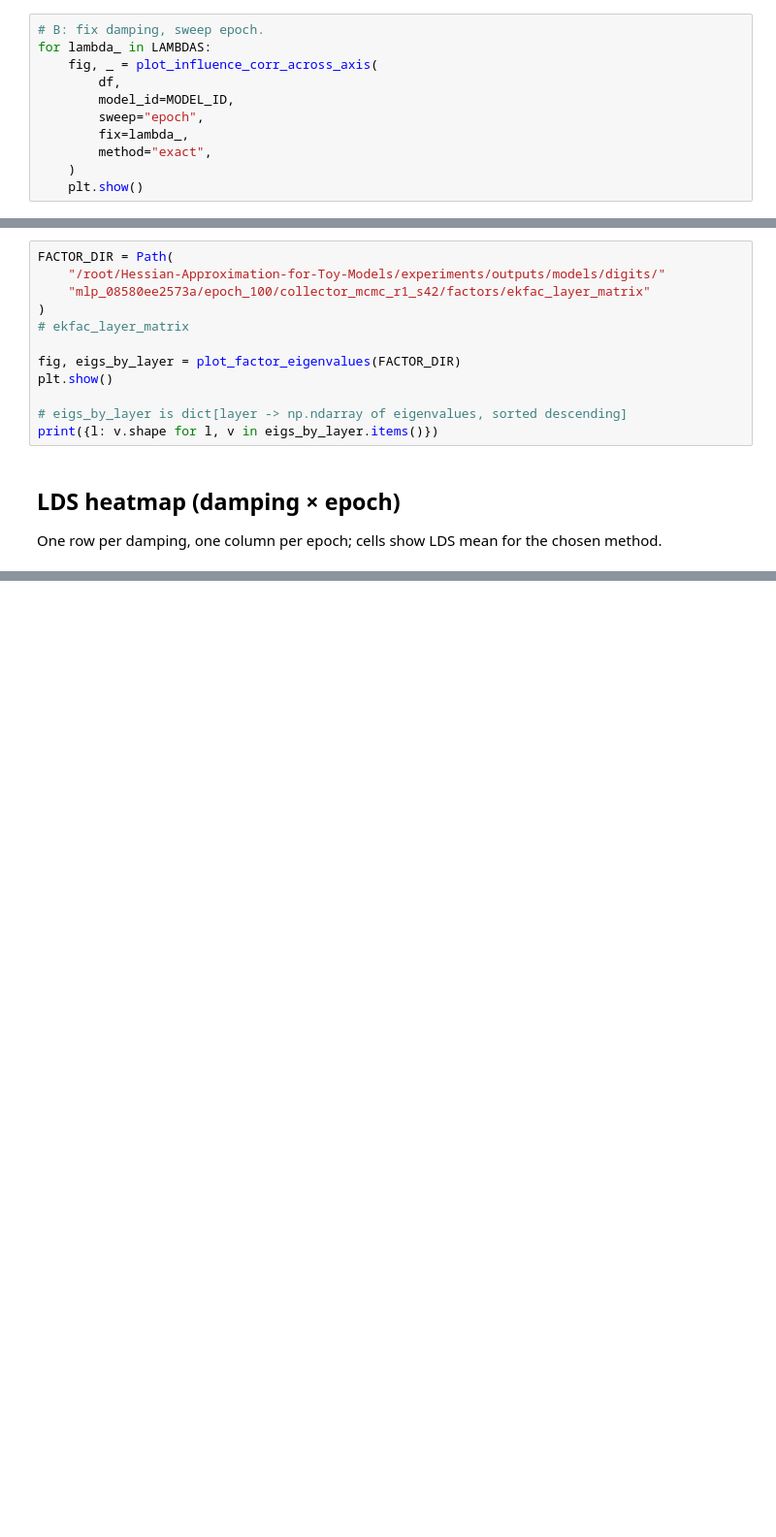
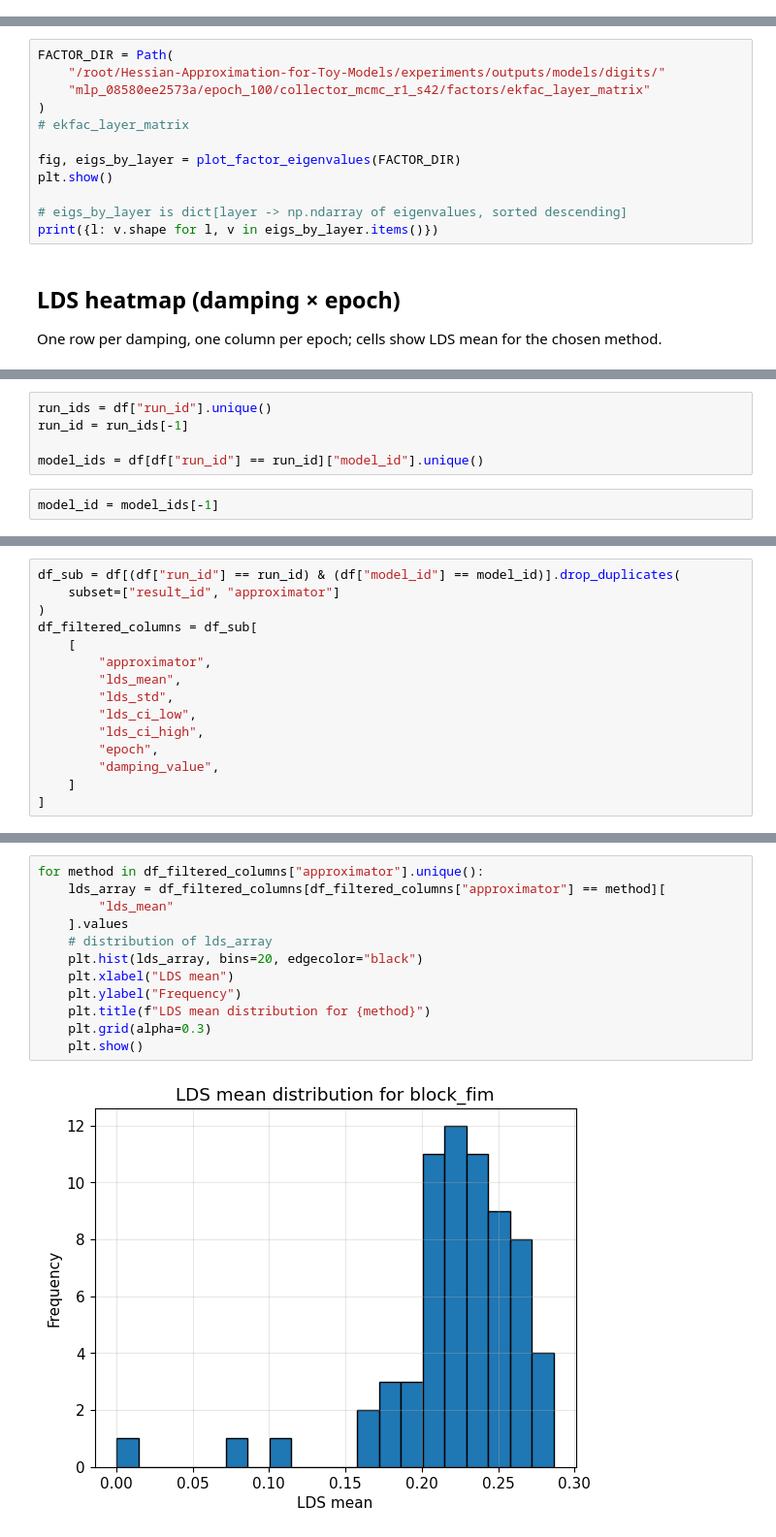
Before and after one commit to gsindlinger/Hessian-Approximation-for-Toy-Models, a Jupyter notebook: experiments/plot_runs_db.ipynb, the cells around one changed output, grey strips where cells are left out. Shown at 97% size. Saved outputs shown, nothing was run; the diff lists cells and outputs as text; blank space fills up the shorter version.

Commit message:
new full hessian sweep

```diff
--- a/experiments/plot_runs_db.ipynb
+++ b/experiments/plot_runs_db.ipynb
@@ -1225,11 +1096,0 @@ ValueError: No rows for model_id=mlp_fe2ebf72d4dd with epoch=10.
-# %%
-# B: fix damping, sweep epoch.
-for lambda_ in LAMBDAS:
-    fig, _ = plot_influence_corr_across_axis(
-        df,
-        model_id=MODEL_ID,
-        sweep="epoch",
-        fix=lambda_,
-        method="exact",
-    )
-    plt.show()
@@ -1408,0 +1117,7 @@ plt.show()
+# %%
+run_ids = df["run_id"].unique()
+run_id = run_ids[-1]
+
+model_ids = df[df["run_id"] == run_id]["model_id"].unique()
+# %%
+model_id = model_ids[-1]
@@ -1408,0 +1140,15 @@ plt.show()
+# %%
+df_sub = df[(df["run_id"] == run_id) & (df["model_id"] == model_id)].drop_duplicates(
+    subset=["result_id", "approximator"]
+)
+df_filtered_columns = df_sub[
+    [
+        "approximator",
+        "lds_mean",
+        "lds_std",
+        "lds_ci_low",
+        "lds_ci_high",
+        "epoch",
+        "damping_value",
+    ]
+]
@@ -1408,0 +1171,14 @@ plt.show()
+# %%
+for method in df_filtered_columns["approximator"].unique():
+    lds_array = df_filtered_columns[df_filtered_columns["approximator"] == method][
+        "lds_mean"
+    ].values
+    # distribution of lds_array
+    plt.hist(lds_array, bins=20, edgecolor="black")
+    plt.xlabel("LDS mean")
+    plt.ylabel("Frequency")
+    plt.title(f"LDS mean distribution for {method}")
+    plt.grid(alpha=0.3)
+    plt.show()
+# %% [output]
+[figure, added]
```
Also changed, not shown: parts of 22 cells of this notebook, 2 other files.
